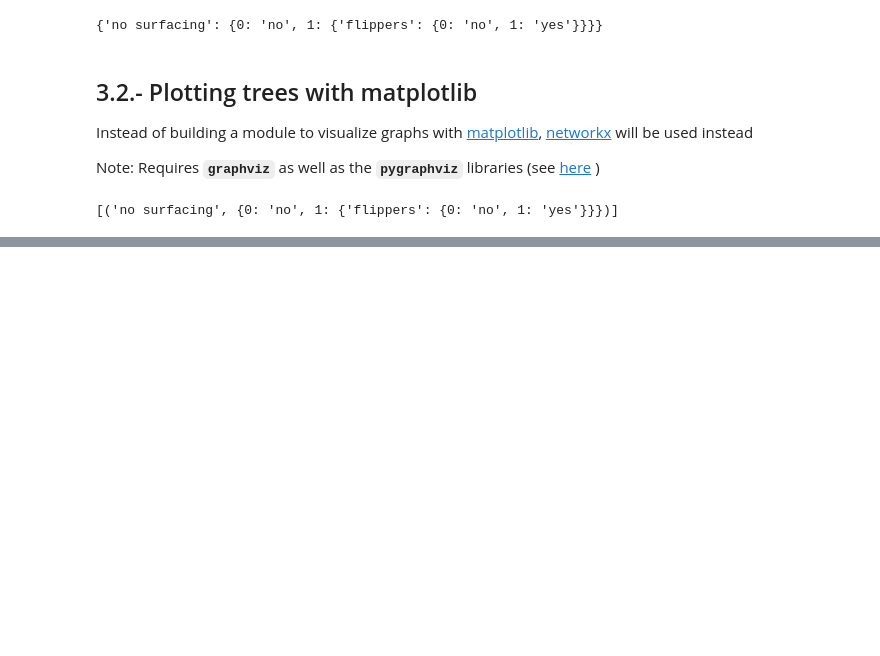
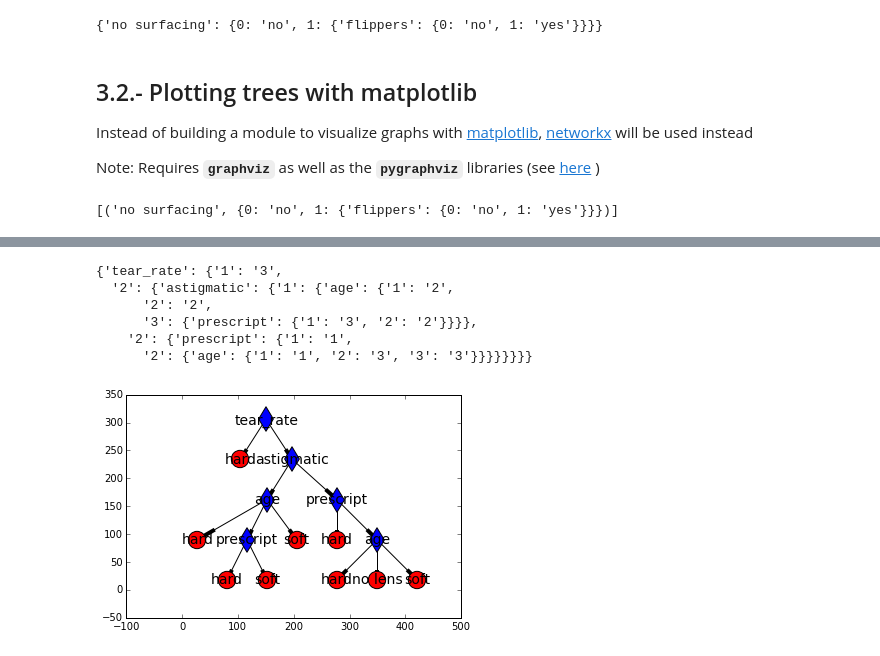
Before and after one commit to mgfernan/MLiA, a Jupyter notebook: ipynb/Chapter 3 - Splitting datasets, Decision trees.ipynb, the cells around one changed output, grey strips where cells are left out. Drawn from its saved outputs; the diff is of its cells as text; code cells hidden in the pictures; blank space fills up the shorter version.

Commit message:
Chapter 3: Finished example using contact lens data

```diff
--- a/ipynb/Chapter 3 - Splitting datasets, Decision trees.ipynb
+++ b/ipynb/Chapter 3 - Splitting datasets, Decision trees.ipynb
@@ -274,7 +274,7 @@ import networkx as nx
 
 %matplotlib inline
 
-def tree_to_graph(tree, graph = None, parent_node=None):
+def tree_to_graph(tree, graph = None, parent_node=None, verbose=False):
     """
     Using a tree, this methor traverses the tree and builds a graph that can be later plot
     with matplotlib.
@@ -282,31 +282,45 @@ def tree_to_graph(tree, graph = None, parent_node=None):
     This method requires the networkx to be installed in the system
     """
 
+    if verbose:
+        print("Processing tree: %s\n"%tree)
+
     # Create the graph object if not provided. This is used
     # so that the recursios are increasing the nodes
     if graph is None:
         graph = nx.DiGraph()
 
+
+
     for node_label, node in tree.iteritems():
-        #print("Node label: %s"%node_label)
-        #print("Node: %s"%node)
+
+        if verbose:
+            print("Node label: %s"%node_label)
+            print("Node: %s\n"%node)
 
         # First add the node with a label
         node_number = graph.number_of_nodes() + 1
         graph.add_node(node_number, t="feature", label=node_label)
-        #print("Number of nodes: %d"%graph.number_of_nodes())
+
+        if verbose:
+            print("Number of nodes in graph: %d"%graph.number_of_nodes())
 
         if parent_node is not None:
             graph.add_edge(parent_node, node_number)
 
         # Check if the lower level "nodes" are indeed nodes or leaves
         for subnode_label, subnode in node.iteritems():
-            #print("Sub-node label: %s"%subnode_label)
-            #print("sub-node: %s"%subnode)
+
+            if verbose:
+                print("Sub-node label: %s"%subnode_label)
+                print("sub-node: %s"%subnode)
 
             if type(subnode) is dict:
                 # Is a node, we need to recurse
-                tree_to_graph(subnode, graph=graph, parent_node=node_number)
+                if verbose:
+                    print("Recursion for subnode")
+                tree_to_graph(subnode, graph=graph,
+                              parent_node=node_number, verbose=verbose)
             else:
                 # Is a leaf, just add a directional node towards this leaf
                 subnode_number = graph.number_of_nodes() + 1
@@ -357,0 +439,26 @@ nx.draw_networkx_labels(G, pos, labels, font_size=14);
+# %%
+# The feature for the lenses data set has been extracted from
+# https://archive.ics.uci.edu/ml/machine-learning-databases/lenses/lenses.names
+# (check section 7 of this text file)
+# The values that each feature can take are also described in this file
+feature_labels = ['age', 'prescript', 'astigmatic', 'tear_rate']
+
+with open('lenses.txt','r') as fr:
+    lenses = [ sample_line.strip().split()[1:] for sample_line in fr]
+
+tree = create_tree(lenses, feature_labels)
+# %%
+tree
+# %% [output]
+{'tear_rate': {'1': '3',
+  '2': {'astigmatic': {'1': {'age': {'1': '2',
+      '2': '2',
+      '3': {'prescript': {'1': '3', '2': '2'}}}},
+    '2': {'prescript': {'1': '1',
+      '2': {'age': {'1': '1', '2': '3', '3': '3'}}}}}}}}
+# %%
+G = tree_to_graph(tree)
+# %%
+plot_tree(G, {'1' : 'hard', '2':'soft', '3':'no lens'})
+# %% [output]
+[figure, added]
```
Also changed, not shown: parts of 11 cells of this notebook.
